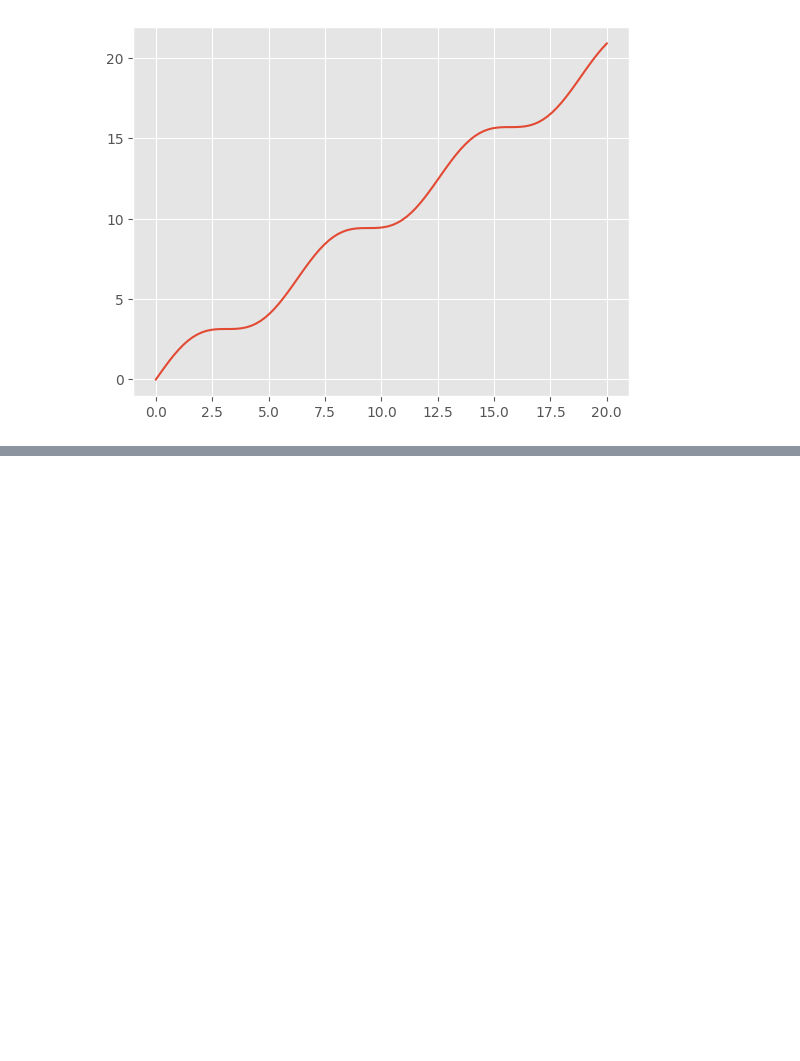
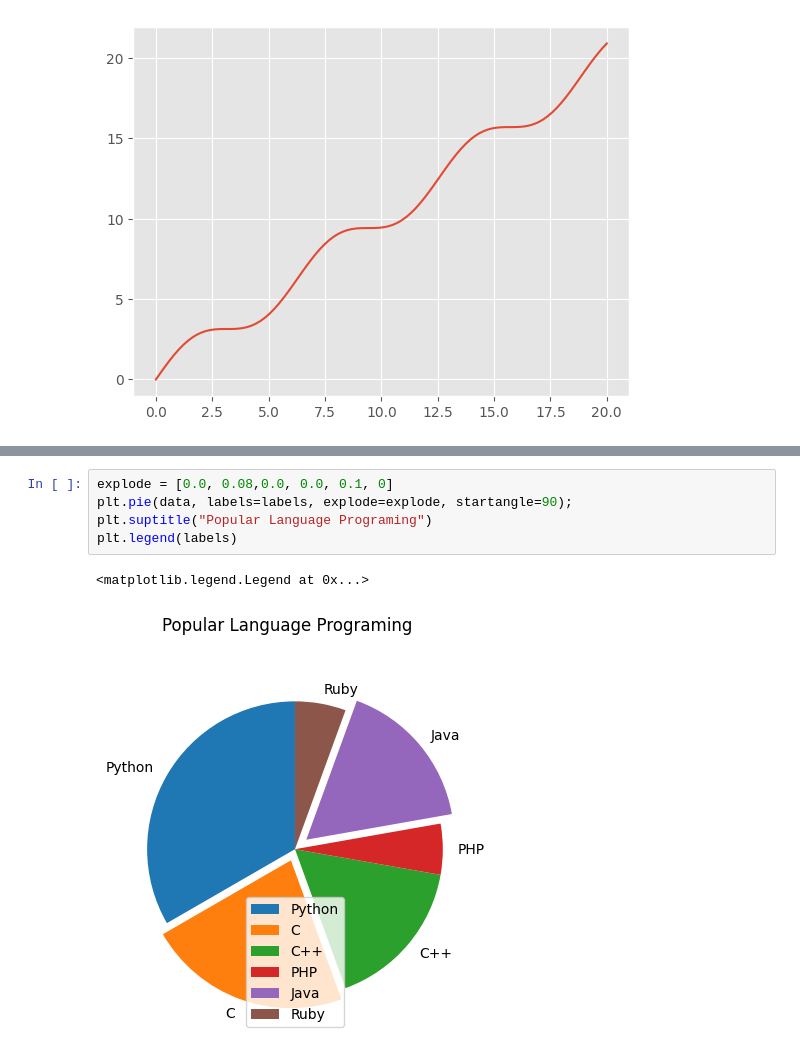
Before and after one commit to nguynlb/DataScience, a Jupyter notebook: Matplotlib/Matplotlib.ipynb, the cells around one changed output, grey strips where cells are left out. Saved outputs shown, nothing was run; the diff lists cells and outputs as text; blank space fills up the shorter version.

```diff
--- a/Matplotlib/Matplotlib.ipynb
+++ b/Matplotlib/Matplotlib.ipynb
@@ -260,0 +281,8 @@ AttributeError: 'Figure' object has no attribute 'title'
+# %%
+explode = [0.0, 0.08,0.0, 0.0, 0.1, 0]
+plt.pie(data, labels=labels, explode=explode, startangle=90);
+plt.suptitle("Popular Language Programing")
+plt.legend(labels)
+# %% [output]
+<matplotlib.legend.Legend at 0x...>
+[figure, added]
```
Also changed, not shown: parts of 31 cells of this notebook, 3 other files.
